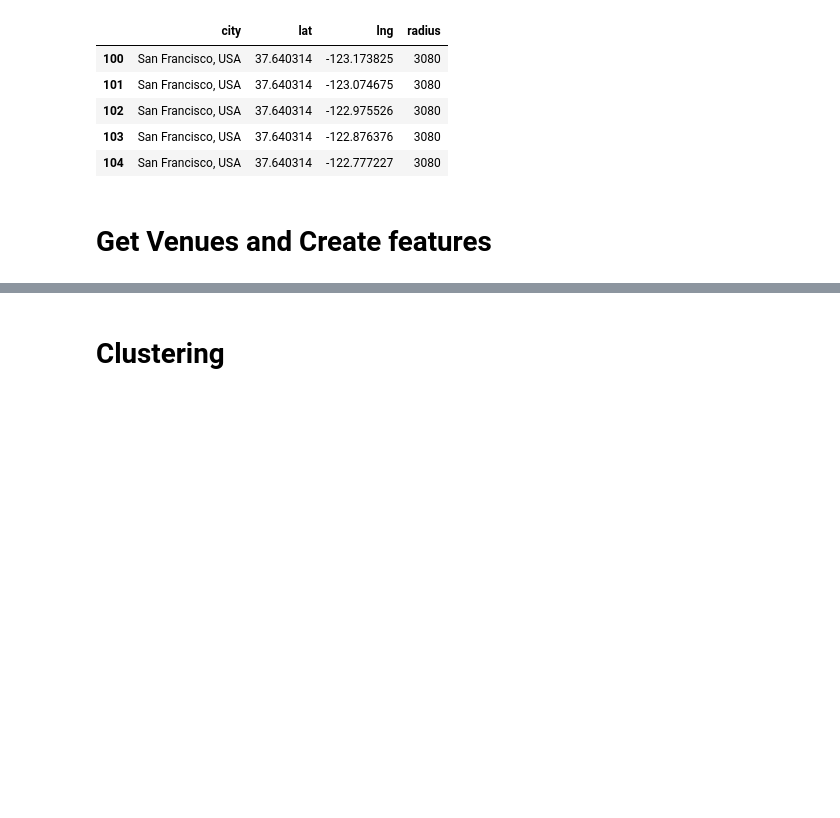
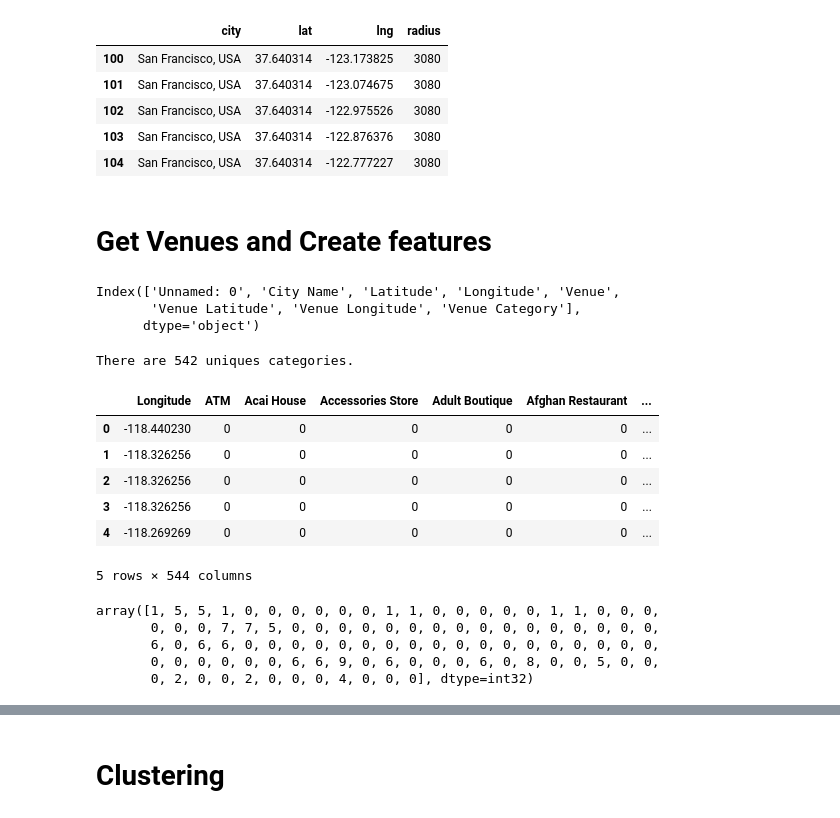
Before and after one commit to nforev/Coursera_Capstone, a Jupyter notebook: Assignment_Capstone_Neighborhoods_Battle.ipynb, the cells around one changed output, grey strips where cells are left out. Cells and saved outputs as stored; diff of their text form; code cells hidden in the pictures; blank space fills up the shorter version.

```diff
--- a/Assignment_Capstone_Neighborhoods_Battle.ipynb
+++ b/Assignment_Capstone_Neighborhoods_Battle.ipynb
@@ -256,0 +278,6 @@ Cork_venues.to_csv('Cork_venues.csv')
+# %%
+LA_venues.columns
+# %% [output]
+Index(['Unnamed: 0', 'City Name', 'Latitude', 'Longitude', 'Venue',
+       'Venue Latitude', 'Venue Longitude', 'Venue Category'],
+      dtype='object')
@@ -256,0 +295,24 @@ Cork_venues.to_csv('Cork_venues.csv')
+# %%
+print('There are {} uniques categories.'.format(len(cities_venues['Venue Category'].unique())))
+# %% [output]
+There are 542 uniques categories.
+# %%
+city_onehot = pd.get_dummies(cities_venues[['Venue Category']], prefix="", prefix_sep="")
+
+# add neighborhood column back to dataframe
+#city_onehot['Neighborhood'] = city_venues['Neighborhood']
+city_onehot['Latitude'] = cities_venues['Latitude']
+city_onehot['Longitude'] = cities_venues['Longitude']
+# move neighborhood column to the first column
+fixed_columns = [city_onehot.columns[-1]] + list(city_onehot.columns[:-1])
+city_onehot = city_onehot[fixed_columns]
+
+city_onehot.head()
+# %% [output]
+|  | Longitude | ATM | Acai House | Accessories Store | Adult Boutique | Afghan Restaurant | ... |
+| 0 | -118.440230 | 0 | 0 | 0 | 0 | 0 | ... |
+| 1 | -118.326256 | 0 | 0 | 0 | 0 | 0 | ... |
+| 2 | -118.326256 | 0 | 0 | 0 | 0 | 0 | ... |
+| 3 | -118.326256 | 0 | 0 | 0 | 0 | 0 | ... |
+| 4 | -118.269269 | 0 | 0 | 0 | 0 | 0 | ... |
+5 rows × 544 columns
@@ -256,0 +321,19 @@ Cork_venues.to_csv('Cork_venues.csv')
+# %%
+from sklearn.cluster import KMeans
+
+# set number of clusters
+kclusters = 10
+
+city_grouped_clustering = city_grouped.drop(['Latitude','Longitude'], 1)
+
+# run k-means clustering
+kmeans = KMeans(n_clusters=kclusters, random_state=0).fit(city_grouped_clustering)
+
+# check cluster labels generated for each row in the dataframe
+kmeans.labels_[0:100]
+# %% [output]
+array([1, 5, 5, 1, 0, 0, 0, 0, 0, 0, 1, 1, 0, 0, 0, 0, 0, 1, 1, 0, 0, 0,
+       0, 0, 0, 7, 7, 5, 0, 0, 0, 0, 0, 0, 0, 0, 0, 0, 0, 0, 0, 0, 0, 0,
+       6, 0, 6, 6, 0, 0, 0, 0, 0, 0, 0, 0, 0, 0, 0, 0, 0, 0, 0, 0, 0, 0,
+       0, 0, 0, 0, 0, 0, 6, 6, 9, 0, 6, 0, 0, 0, 6, 0, 8, 0, 0, 5, 0, 0,
+       0, 2, 0, 0, 2, 0, 0, 0, 4, 0, 0, 0], dtype=int32)
```
Also changed, not shown: parts of 43 cells of this notebook.
